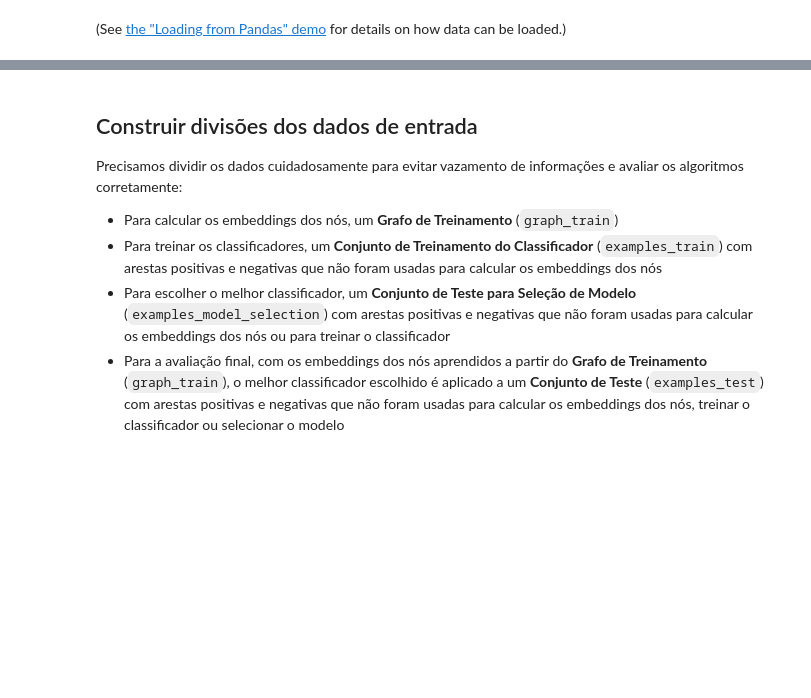
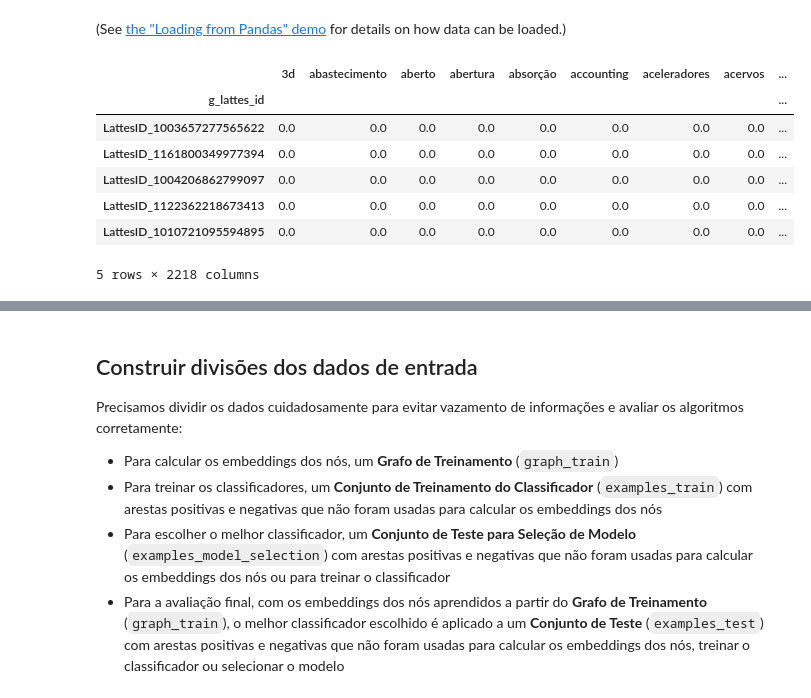
Before and after one commit to yagoprimerano/Network-Analysis-Lattes, a Jupyter notebook: notebooks/my-comparison.ipynb, the cells around one changed output, grey strips where cells are left out. Cells and saved outputs as stored; diff of their text form; code cells hidden in the pictures; blank space fills up the shorter version.

```diff
--- a/notebooks/my-comparison.ipynb
+++ b/notebooks/my-comparison.ipynb
@@ -89,5 +75,17 @@ O dataset Cora é uma rede homogênea onde todos os nós representam artigos, e
 
 #graph = sg.StellarGraph.from_networkx(G)
 #graph.info()
+# %%
+features_nodes = pd.read_csv('features.csv', index_col='g_lattes_id')
+features_nodes.head()
+# %% [output]
+|  | 3d | abastecimento | aberto | abertura | absorção | accounting | aceleradores | acervos | ... |
+| g_lattes_id |  |  |  |  |  |  |  |  | ... |
+| LattesID_1003657277565622 | 0.0 | 0.0 | 0.0 | 0.0 | 0.0 | 0.0 | 0.0 | 0.0 | ... |
+| LattesID_1161800349977394 | 0.0 | 0.0 | 0.0 | 0.0 | 0.0 | 0.0 | 0.0 | 0.0 | ... |
+| LattesID_1004206862799097 | 0.0 | 0.0 | 0.0 | 0.0 | 0.0 | 0.0 | 0.0 | 0.0 | ... |
+| LattesID_1122362218673413 | 0.0 | 0.0 | 0.0 | 0.0 | 0.0 | 0.0 | 0.0 | 0.0 | ... |
+| LattesID_1010721095594895 | 0.0 | 0.0 | 0.0 | 0.0 | 0.0 | 0.0 | 0.0 | 0.0 | ... |
+5 rows × 2218 columns
 # %%
 G = nx.read_graphml('../graphs/coauthorship_graph.xml', node_type=str)
```
Also changed, not shown: parts of 78 cells of this notebook, 4 other files.
